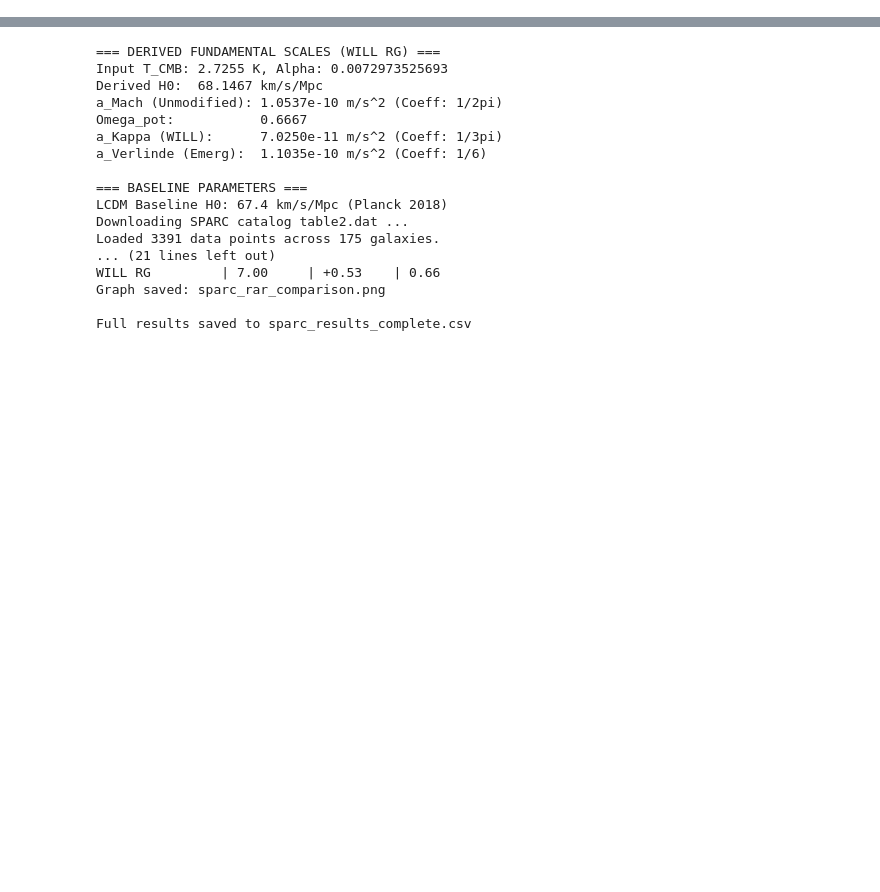
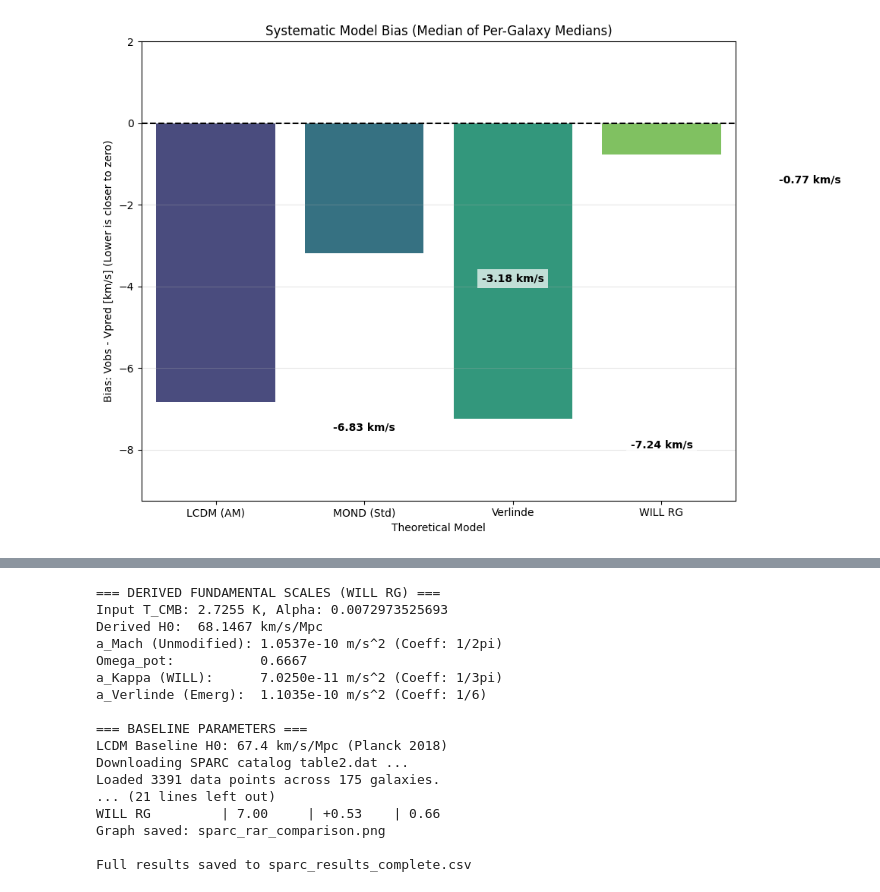
Before and after one commit to AntonRize/WILL, a Jupyter notebook: Colab_Notebooks/Galactic_Rotation_Protocol_Independent_SPARC.ipynb, the cells around one changed output, grey strips where cells are left out. Cells and saved outputs as stored; diff of their text form; code cells hidden in the pictures; blank space fills up the shorter version.

```diff
--- a/Colab_Notebooks/Galactic_Rotation_Protocol_Independent_SPARC.ipynb
+++ b/Colab_Notebooks/Galactic_Rotation_Protocol_Independent_SPARC.ipynb
@@ -0,0 +633,18 @@
+# %%
+def calculate_unbiased_median_bias(df, model_cols):
+    results = []
+    for col in model_cols:
+        # 1. Calculate median residual for each unique galaxy
+        galaxy_medians = df.groupby('Name').apply(lambda g: (g['Vobs'] - g[col]).median())
+        # 2. Take the median of those per-galaxy medians
+        overall_bias = galaxy_medians.median()
+        results.append({'Model': col.replace('V_', ''), 'Unbiased_Bias': overall_bias})
+    return pd.DataFrame(results)
+
+# Recalculate using the per-galaxy weighting method
+unbiased_bias_df = calculate_unbiased_median_bias(df_results, model_columns)
+
+print("Corrected Bias (Median of Per-Galaxy Medians):")
+display(unbiased_bias_df.sort_values(by=abs(unbiased_bias_df['Unbiased_Bias']).name, key=abs))
+
+print("\nThis method ensures a galaxy with 150 points doesn't have 10x the influence of a galaxy with 15 points.")
@@ -0,0 +660,36 @@
+# %%
+import matplotlib.pyplot as plt
+import seaborn as sns
+
+# Filter out Newton and rename columns for the plot
+plot_df = unbiased_bias_df[unbiased_bias_df['Model'] != 'Newton'].copy()
+plot_df['Model'] = plot_df['Model'].str.replace('_', ' ')
+
+plt.figure(figsize=(10, 7))
+# Set a specific y-limit to ensure labels aren't cut off
+plt.ylim(plot_df['Unbiased_Bias'].min() - 2, 2)
+
+sns.barplot(x='Model', y='Unbiased_Bias', data=plot_df, hue='Model', palette='viridis', legend=False)
+
+plt.axhline(0, color='black', linestyle='--', linewidth=1.5)
+plt.title('Systematic Model Bias (Median of Per-Galaxy Medians)')
+plt.ylabel('Bias: Vobs - Vpred [km/s] (Lower is closer to zero)')
+plt.xlabel('Theoretical Model')
+plt.grid(axis='y', alpha=0.3)
+
+# Improved labeling to prevent overlap with axis
+for i, row in plot_df.iterrows():
+    val = row['Unbiased_Bias']
+    # If the value is very close to zero, nudge the text so it's readable
+    va_pos = 'bottom' if val > 0 else 'top'
+    y_offset = -0.5 if val < 0 else 0.5
+
+    plt.text(i, val + y_offset, f"{val:.2f} km/s",
+             ha='center', va=va_pos,
+             fontweight='bold', color='black',
+             bbox=dict(facecolor='white', alpha=0.7, edgecolor='none'))
+
+plt.tight_layout()
+plt.show()
+# %% [output]
+[figure, added]
```
Also changed, not shown: parts of 15 cells of this notebook.
